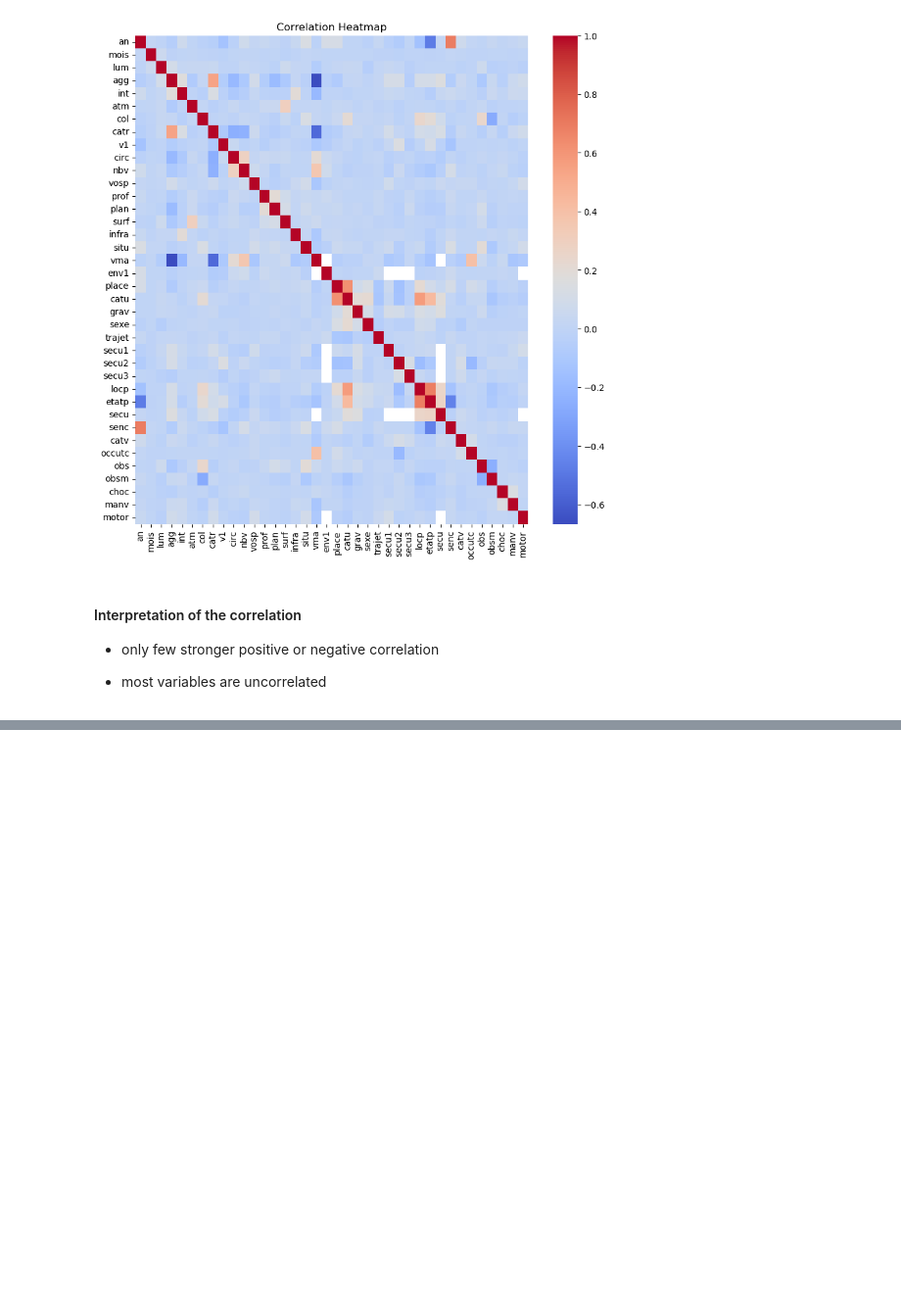
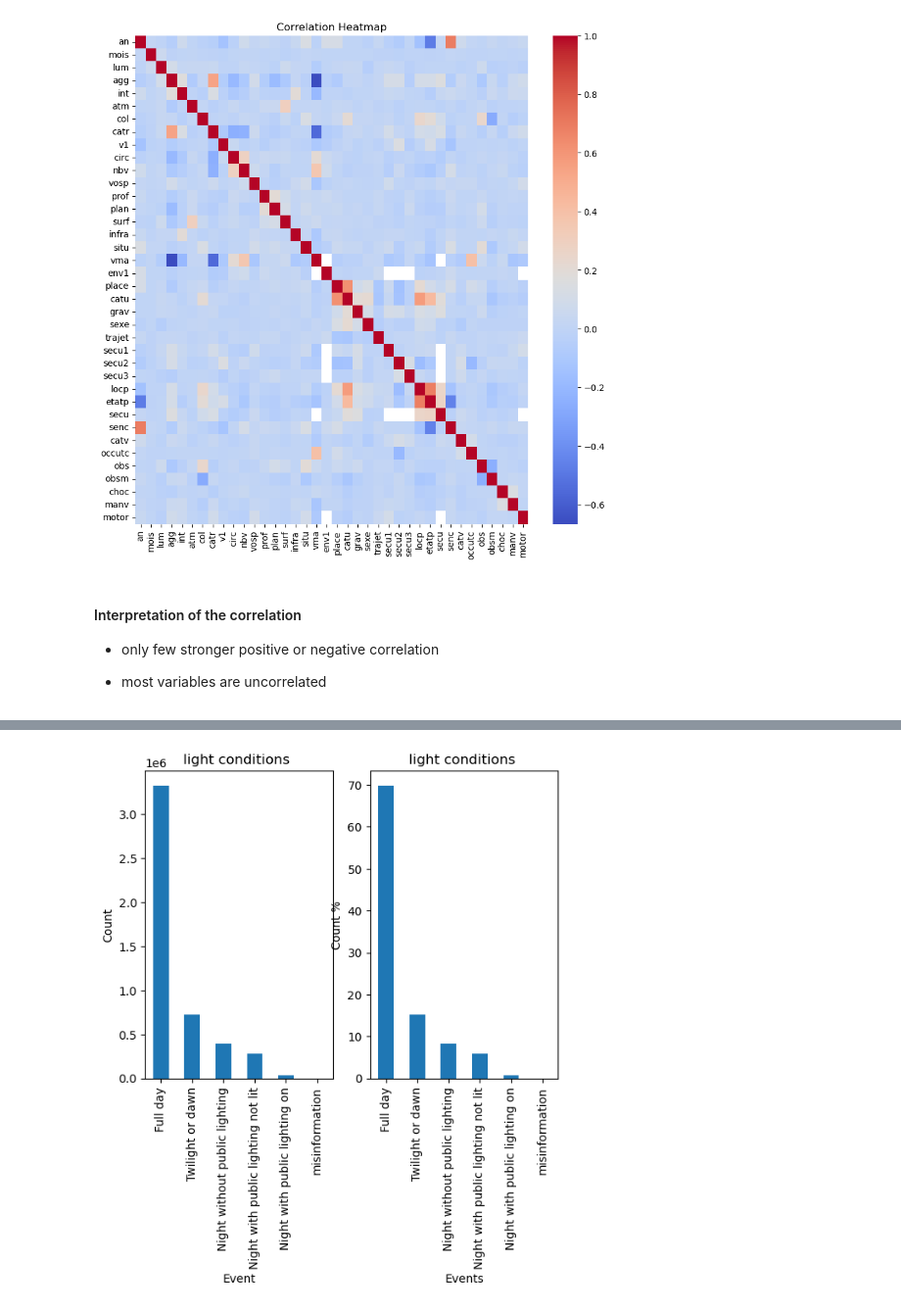
Before and after one commit to tiagoru/Road_accidents_france, a Jupyter notebook: 230615_mar23_accidents_sprint1.ipynb, the cells around one changed output, grey strips where cells are left out. Shown at 98% size. Drawn from its saved outputs; the diff is of its cells as text; code cells hidden in the pictures; blank space fills up the shorter version.

```diff
--- a/230615_mar23_accidents_sprint1.ipynb
+++ b/230615_mar23_accidents_sprint1.ipynb
@@ -79,0 +280,28 @@ plt.show()
+# %%
+# After update, most duplicate variables disappeared
+# event_counts = merged_df['lum_df'].value_counts()
+event_counts = df['lum'].value_counts()
+
+# Plot the event counts
+plt.subplot(1, 2, 1)
+event_counts.plot.bar()
+labels = ['Full day', 'Twilight or dawn', 'Night without public lighting', 'Night with public lighting not lit', 'Night with public lighting on','misinformation']
+# Add labels and title to the plot
+plt.xticks(range(len(event_counts)), labels)
+plt.xlabel('Event')
+plt.ylabel('Count')
+plt.title('light conditions ')
+
+event_percentages = (event_counts / event_counts.sum()) * 100
+plt.subplot(1, 2, 2)
+event_percentages.plot.bar()
+# Add labels and title to the plot
+plt.xticks(range(len(event_percentages)), labels)
+plt.xlabel('Events')
+plt.ylabel('Count %')
+plt.title('light conditions ')
+
+# Display the plot
+plt.show()
+# %% [output]
+[figure, added]
```
Also changed, not shown: parts of 5 cells of this notebook.
